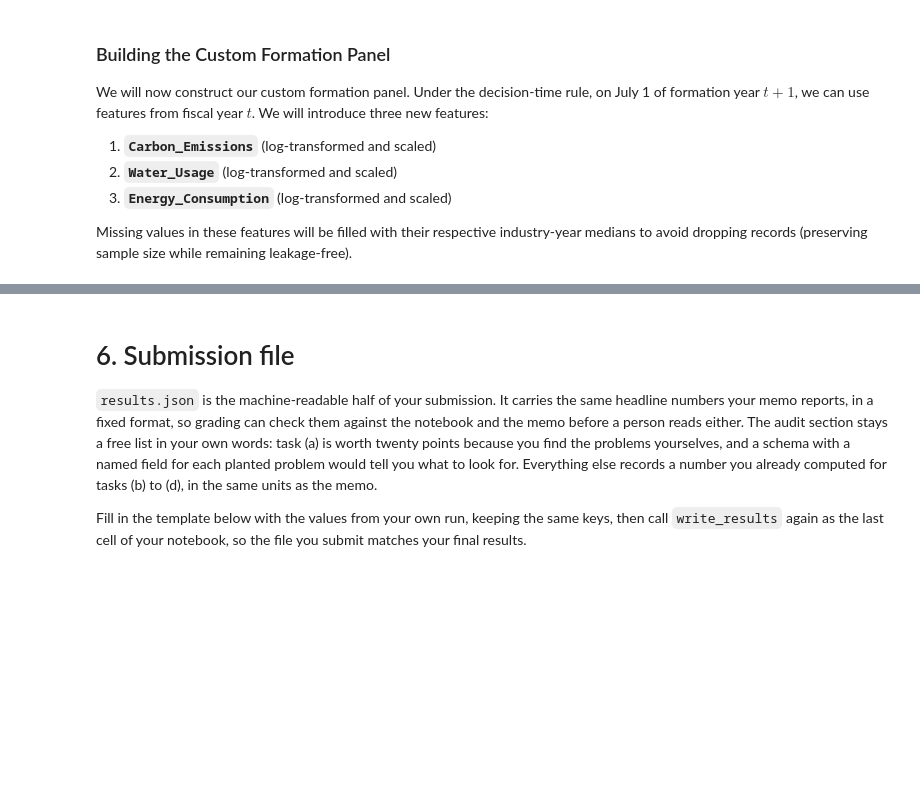
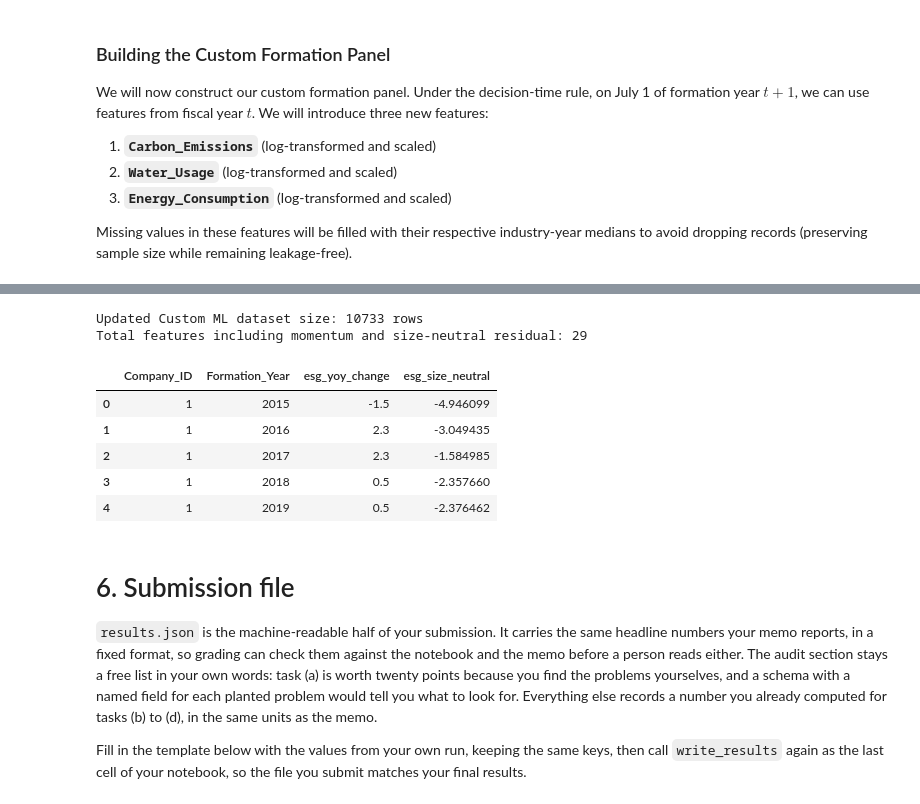
Before and after one commit to kayainmyself-hue/group-assignment, a Jupyter notebook: notebooks/Python/groupwork/Group_Work_AS_2026.ipynb, the cells around one changed output, grey strips where cells are left out. Drawn from its saved outputs; the diff is of its cells as text; code cells hidden in the pictures; blank space fills up the shorter version.

```diff
--- a/notebooks/Python/groupwork/Group_Work_AS_2026.ipynb
+++ b/notebooks/Python/groupwork/Group_Work_AS_2026.ipynb
@@ -347,3 +421,27 @@ Missing values in these features will be filled with their respective industry-y
+# %%
+# Apply the feature engineering steps to the raw panel data first
+panel_advanced = add_advanced_esg_features(panel)
+
+# Update our custom formation panel to use these new features along with the previous ones
+custom_ml_data_v2, custom_feature_cols_v2 = custom_formation_panel(
+    panel_advanced,
+    returns_clean,
+    factors,
+    ["Growth_Rate", "Profit_Margin", "esg_yoy_change", "esg_size_neutral"] + SCORES
+)
+
+print(f"Updated Custom ML dataset size: {len(custom_ml_data_v2)} rows")
+print(f"Total features including momentum and size-neutral residual: {len(custom_feature_cols_v2)}")
+display(custom_ml_data_v2[["Company_ID", "Formation_Year", "esg_yoy_change", "esg_size_neutral"]].head())
+# %% [output]
+Updated Custom ML dataset size: 10733 rows
+Total features including momentum and size-neutral residual: 29
+|  | Company_ID | Formation_Year | esg_yoy_change | esg_size_neutral |
+| 0 | 1 | 2015 | -1.5 | -4.946099 |
+| 1 | 1 | 2016 | 2.3 | -3.049435 |
+| 2 | 1 | 2017 | 2.3 | -1.584985 |
+| 3 | 1 | 2018 | 0.5 | -2.357660 |
+| 4 | 1 | 2019 | 0.5 | -2.376462 |
 # %% [markdown]
 # 6. Submission file
 
```
Also changed, not shown: parts of 5 cells of this notebook.
